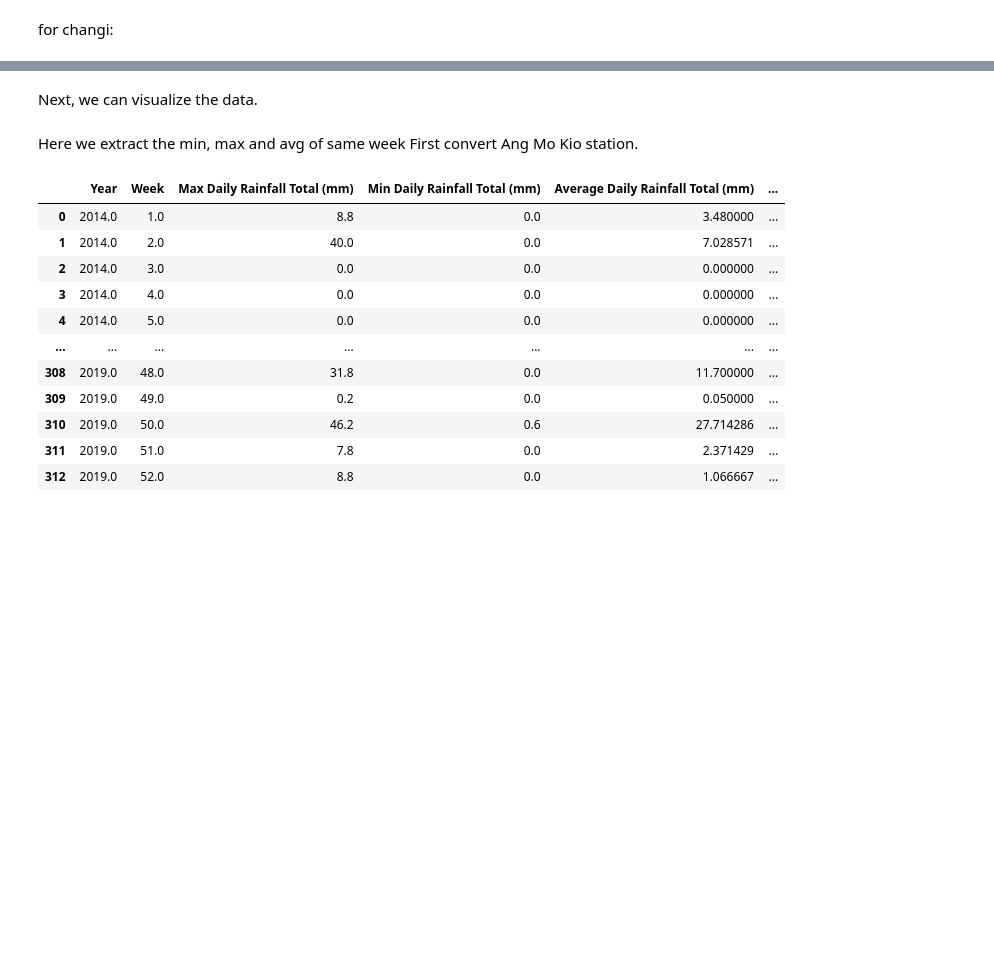
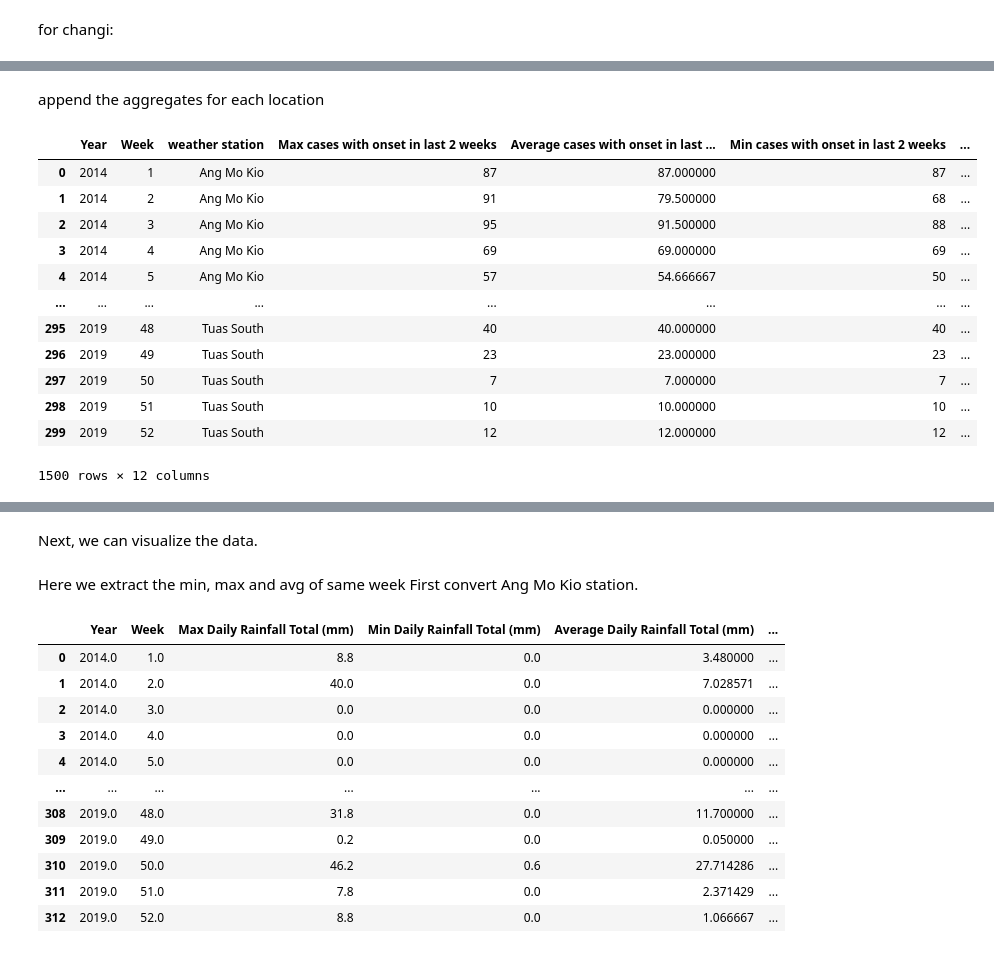
Before and after one commit to thamsimun/CS3244-Project-Dengue, a Jupyter notebook: dengue_prediction.ipynb, the cells around one changed output, grey strips where cells are left out. Saved outputs shown, nothing was run; the diff lists cells and outputs as text; code cells hidden in the pictures; blank space fills up the shorter version.

```diff
--- a/dengue_prediction.ipynb
+++ b/dengue_prediction.ipynb
@@ -1191,3 +2040,29 @@ del psi_max_avg_ts_df['Year']
 del psi_max_avg_ts_df['Week']
 result = pd.concat([ts_df, psi_max_avg_ts_df], axis=1).reindex(ts_df.index)
 result.to_csv("Datasets/Model Training merged data/Tuas South Weather PSI and Cases.csv", index=False)
+# %% [markdown]
+append the aggregates for each location
+# %%
+amk_df = pd.read_csv("Datasets/Model Training merged data/Ang Mo Kio Aggregate.csv")
+changi_df = pd.read_csv("Datasets/Model Training merged data/Changi Aggregate.csv")
+khatib_df = pd.read_csv("Datasets/Model Training merged data/Khatib Aggregate.csv")
+mb_df = pd.read_csv("Datasets/Model Training merged data/Marina Barrage Aggregate.csv")
+ts_df = pd.read_csv("Datasets/Model Training merged data/Tuas South Aggregate.csv")
+
+aggregate_df = amk_df.append([changi_df, khatib_df, mb_df, ts_df])
+aggregate_df.to_csv("Datasets/Model Training merged data/location_cluster_aggregate_2_weeks.csv")
+aggregate_df
+# %% [output]
+|  | Year | Week | weather station | Max cases with onset in last 2 weeks | Average cases with onset in last ... | Min cases with onset in last 2 weeks | ... |
+| 0 | 2014 | 1 | Ang Mo Kio | 87 | 87.000000 | 87 | ... |
+| 1 | 2014 | 2 | Ang Mo Kio | 91 | 79.500000 | 68 | ... |
+| 2 | 2014 | 3 | Ang Mo Kio | 95 | 91.500000 | 88 | ... |
+| 3 | 2014 | 4 | Ang Mo Kio | 69 | 69.000000 | 69 | ... |
+| 4 | 2014 | 5 | Ang Mo Kio | 57 | 54.666667 | 50 | ... |
+| ... | ... | ... | ... | ... | ... | ... | ... |
+| 295 | 2019 | 48 | Tuas South | 40 | 40.000000 | 40 | ... |
+| 296 | 2019 | 49 | Tuas South | 23 | 23.000000 | 23 | ... |
+| 297 | 2019 | 50 | Tuas South | 7 | 7.000000 | 7 | ... |
+| 298 | 2019 | 51 | Tuas South | 10 | 10.000000 | 10 | ... |
+| 299 | 2019 | 52 | Tuas South | 12 | 12.000000 | 12 | ... |
+1500 rows × 12 columns
```
Also changed, not shown: parts of 20 cells of this notebook, 21 other files.
